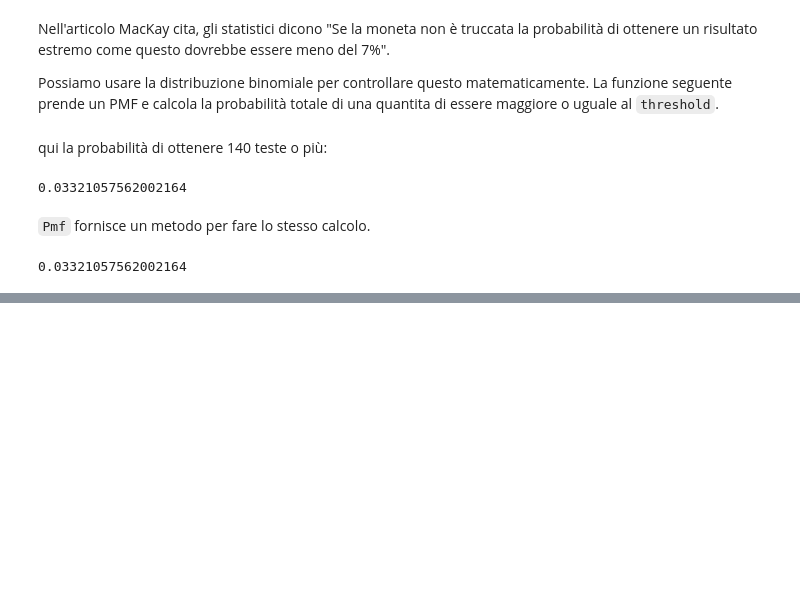
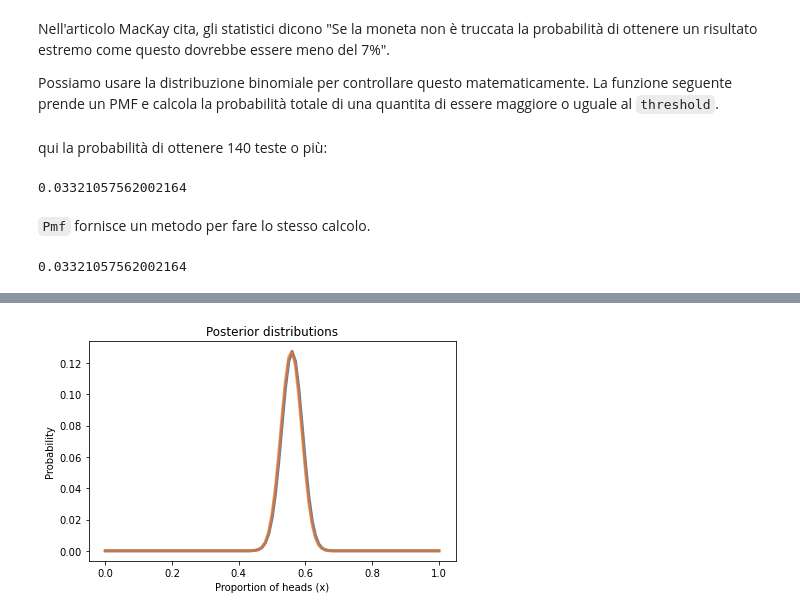
Before and after one commit to fdalforno/stats101, a Jupyter notebook: 18-Proporzioni di stima.ipynb, the cells around one changed output, grey strips where cells are left out. Saved outputs shown, nothing was run; the diff lists cells and outputs as text; code cells hidden in the pictures; blank space fills up the shorter version.

```diff
--- a/18-Proporzioni di stima.ipynb
+++ b/18-Proporzioni di stima.ipynb
@@ -138,0 +287,9 @@ pmf_k.ge_dist(140)
+# %%
+update_euro(uniform, dataset)
+update_euro(triangle, dataset)
+# %%
+uniform.plot()
+triangle.plot()
+decorate_euro(title='Posterior distributions')
+# %% [output]
+[figure, added]
```
Also changed, not shown: parts of 66 cells of this notebook, 3 other files.
